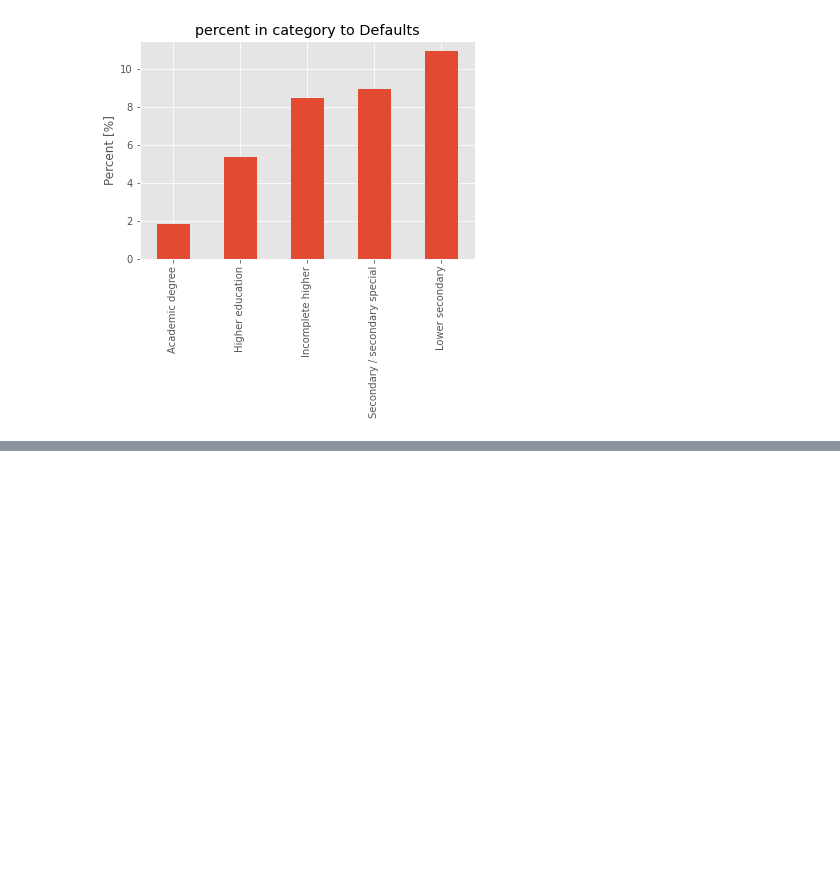
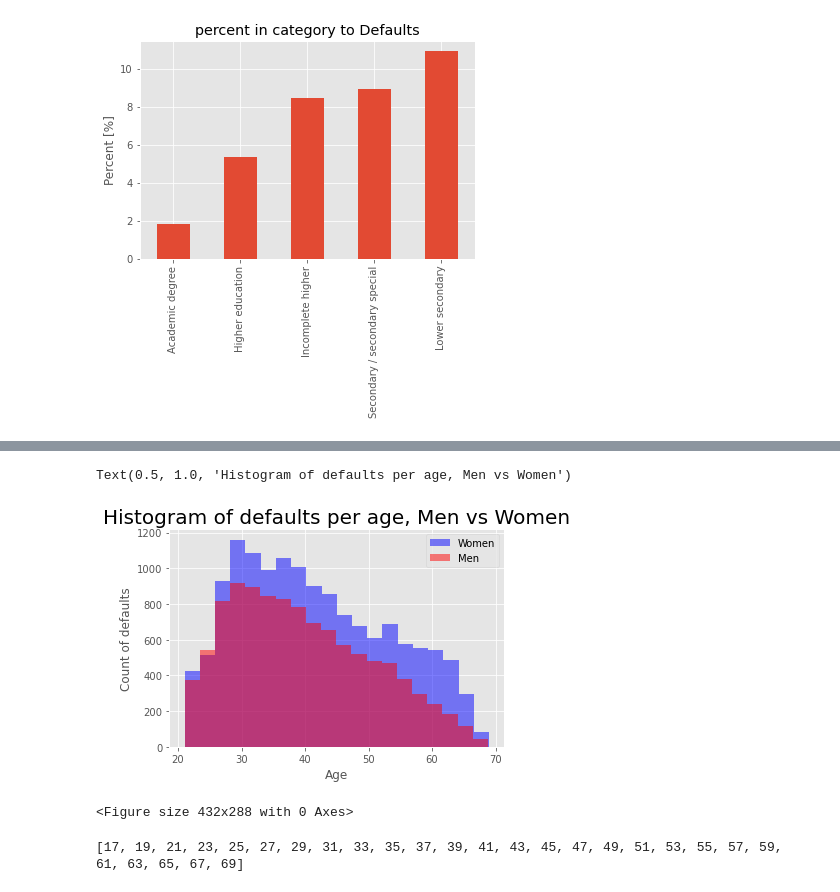
Before and after one commit to LenaChretien/Credit-Card-Fraud, a Jupyter notebook: Credit_card_fraud.ipynb, the cells around one changed output, grey strips where cells are left out. Drawn from its saved outputs; the diff is of its cells as text; code cells hidden in the pictures; blank space fills up the shorter version.

```diff
--- a/Credit_card_fraud.ipynb
+++ b/Credit_card_fraud.ipynb
@@ -624,0 +761,37 @@ Text(0, 0.5, 'Percent [%]')
+# %%
+fig, ax = plt.subplots()
+
+plt.hist(target1_women['age'],bins = 20, label = 'Women', color = 'blue', alpha = 0.5)
+plt.hist(target1_men['age'], bins = 20, label = 'Men', color = 'red',alpha = 0.5)
+leg = ax.legend();
+plt.xlabel('Age')
+plt.ylabel('Count of defaults')
+plt.title('Histogram of defaults per age, Men vs Women', fontsize = 20)
+# %% [output]
+Text(0.5, 1.0, 'Histogram of defaults per age, Men vs Women')
+[figure, added]
+# %%
+# Per number in bin???
+
+bins_list = list(range(16,71,2))
+bins_list
+counts_target, edges, plot = plt.hist(target1_women['age'],bins = bins_list)
+counts_women, edges, plot = plt.hist(women['age'],bins = bins_list)
+
+tar_women_per = (counts_target/counts_women)*100
+
+counts_target, edges, plot = plt.hist(target1_men['age'],bins = bins_list)
+counts_men, edges, plot = plt.hist(men['age'],bins = bins_list)
+tar_men_per = (counts_target/counts_men)*100
+
+plt.clf()
+# %% [output]
+<Figure size 432x288 with 0 Axes>
+# %%
+len(tar_men_per)
+
+len(bins_list)
+bins_list = list(range(17,70,2))
+print(bins_list)
+# %% [output]
+[17, 19, 21, 23, 25, 27, 29, 31, 33, 35, 37, 39, 41, 43, 45, 47, 49, 51, 53, 55, 57, 59, 61, 63, 65, 67, 69]
```
Also changed, not shown: parts of 20 cells of this notebook, 1 other file.
